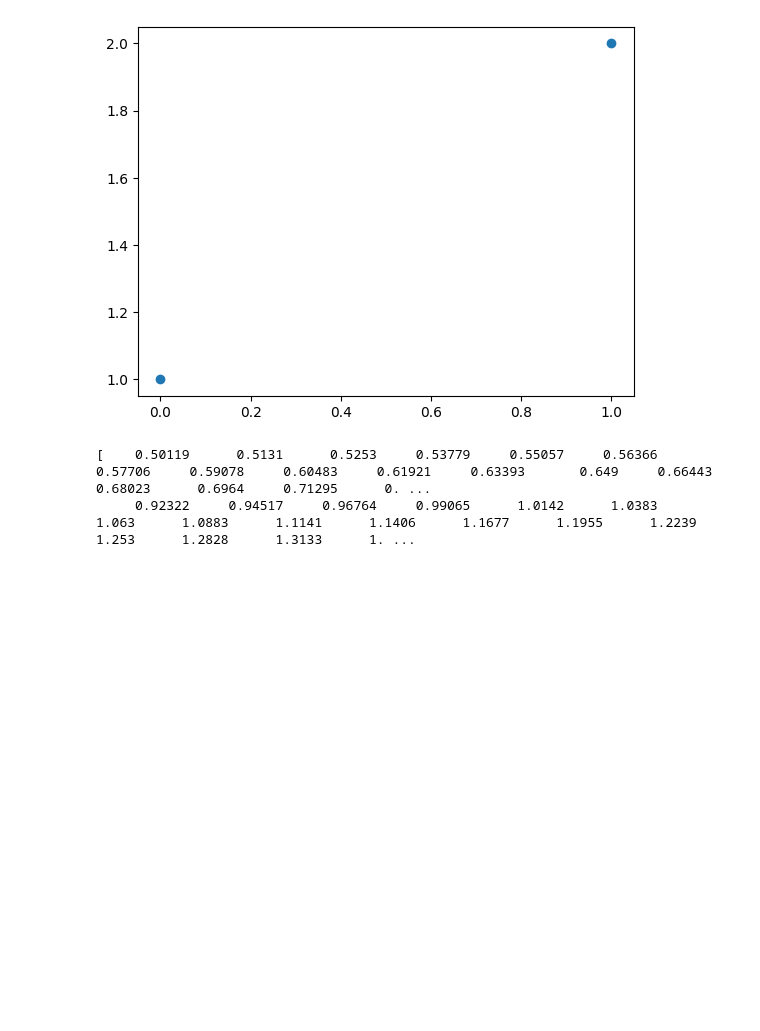
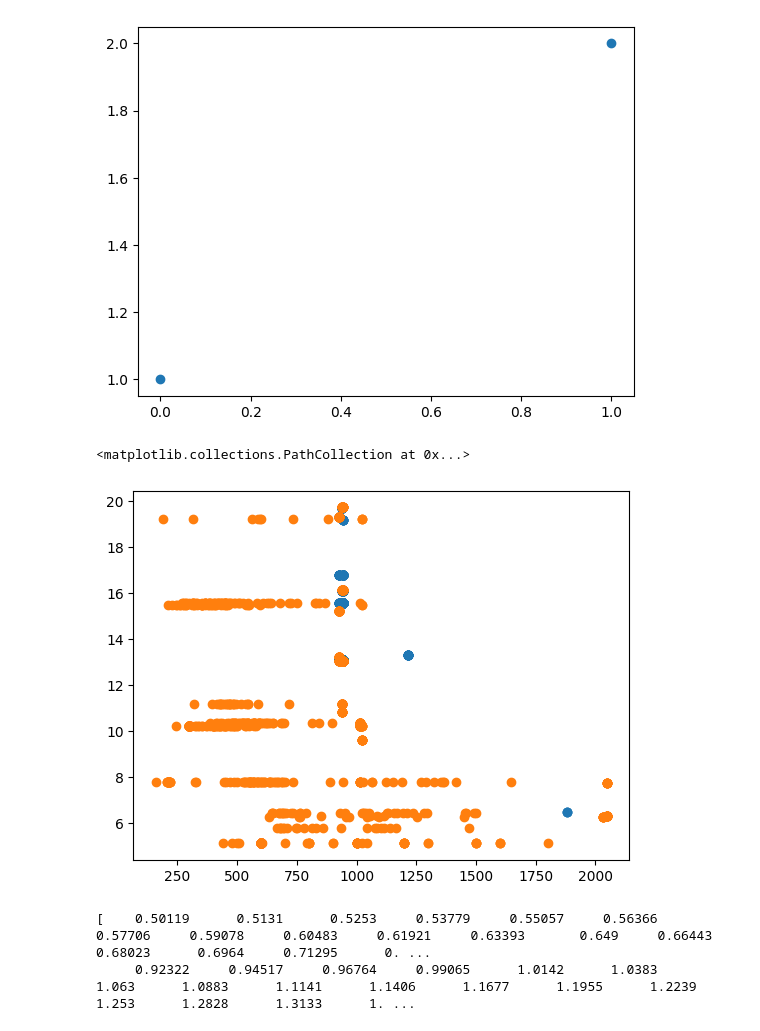
Before and after one commit to jcottaar/flagellar, a Jupyter notebook: analysis/voxel_spacing_dependence.ipynb, the cells around one changed output. Saved outputs shown, nothing was run; the diff lists cells and outputs as text; code cells hidden in the pictures; blank space fills up the shorter version.

```diff
--- a/analysis/voxel_spacing_dependence.ipynb
+++ b/analysis/voxel_spacing_dependence.ipynb
@@ -40,0 +22,12 @@ for d in data:
+# %%
+data = fls.load_all_train_data()
+xy_size = [np.sqrt(d.data_shape[1]*d.data_shape[2]) for d in data]
+voxel_spacing = [d.voxel_spacing for d in data]
+plt.scatter(xy_size, voxel_spacing)
+data = fls.load_all_extra_data()
+xy_size = [np.sqrt(d.data_shape[1]*d.data_shape[2]) for d in data]
+voxel_spacing = [d.voxel_spacing for d in data]
+plt.scatter(xy_size, voxel_spacing)
+# %% [output]
+<matplotlib.collections.PathCollection at 0x...>
+[figure, added]
```
Also changed, not shown: parts of 2 cells of this notebook, 8 other files.
